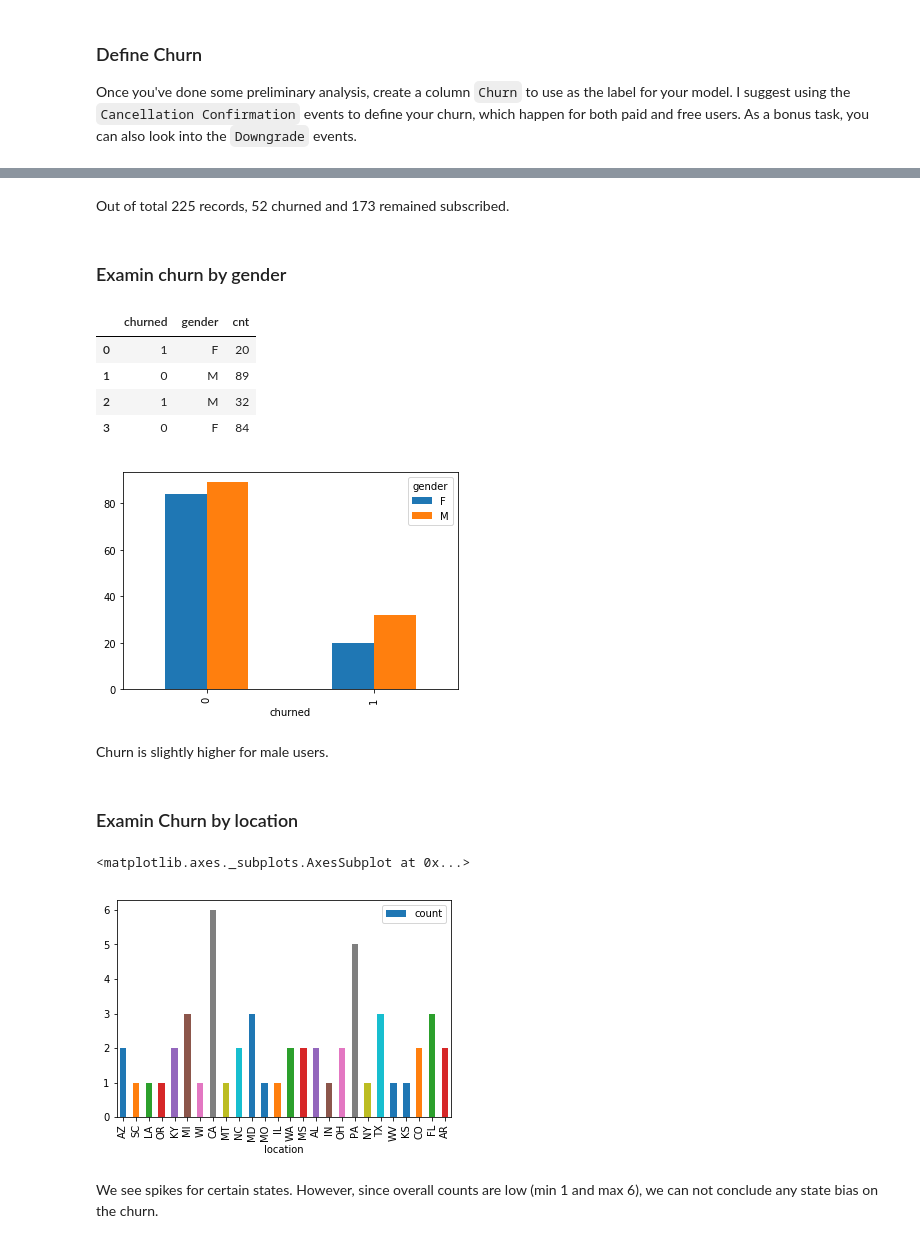
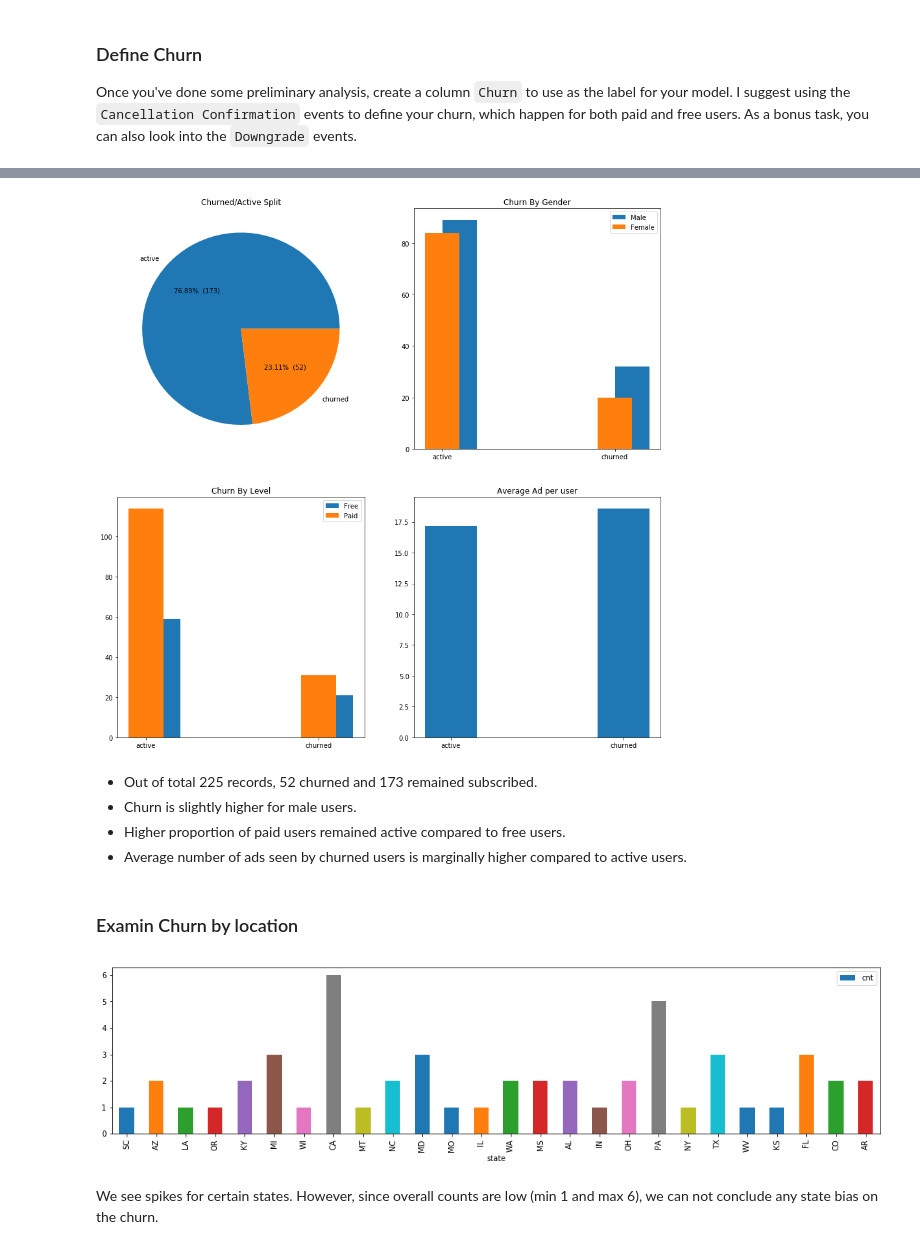
Before and after one commit to kvsrohit/sparkify, a Jupyter notebook: Sparkify.ipynb, the cells around one changed output, grey strips where cells are left out. Saved outputs shown, nothing was run; the diff lists cells and outputs as text; code cells hidden in the pictures.

```diff
--- a/Sparkify.ipynb
+++ b/Sparkify.ipynb
@@ -238,5 +202,6 @@ We define 'Churn' as any user who cancels the services (occurance of 'Cancellati
 We also create a 'phase' column that has value 0 for events before user decides to downgrade services and 1 afterwards.
 # %%
+churn_func = udf(lambda x: 'churned' if x == 1 else 'active')
 # create downgrade label
 flag_downgrade_event = udf(lambda x: 1 if x == "Submit Downgrade" else 0, IntegerType())
 user_log_valid = user_log_valid.withColumn("downgraded", flag_downgrade_event("page"))
@@ -249,5 +214,5 @@ user_log_valid = user_log_valid.withColumn('cancelled', flag_cancelled_event(use
 
 # mark user who've ever downgraded as churn
 windowval = Window.partitionBy('userId')
-user_log_valid = user_log_valid.withColumn('churned', Fmax('cancelled').over(windowval))
+user_log_valid = user_log_valid.withColumn('churned', churn_func(Fmax('cancelled').over(windowval)))
 # %%
@@ -278,21 +228,0 @@ user_log_valid.select(['userId', 'churned']).dropDuplicates().groupby('churned')
-# %% [markdown]
-Out of total 225 records, 52 churned and 173 remained subscribed.
-# %% [markdown]
-### Examin churn by gender
-# %%
-churn_by_gender = user_log_valid.select(['gender', 'userId', 'churned']) \
-                    .dropDuplicates() \
-                    .groupby('churned', 'gender') \
-                    .count().withColumnRenamed('count', 'cnt') \
-                    .toPandas()
-churn_by_gender.pivot(index='churned', columns='gender')['cnt'].plot(kind='bar');
-churn_by_gender
-# %% [output]
-|  | churned | gender | cnt |
-| 0 | 1 | F | 20 |
-| 1 | 0 | M | 89 |
-| 2 | 1 | M | 32 |
-| 3 | 0 | F | 84 |
-[figure, removed]
-# %% [markdown]
-Churn is slightly higher for male users.
@@ -299,2 +269,42 @@ Churn is slightly higher for male users.
+# %%
+#https://stackoverflow.com/questions/6170246/how-do-i-use-matplotlib-autopct
+def make_autopct(values):
+    def my_autopct(pct):
+        total = sum(values)
+        val = int(round(pct*total/100.0))
+        return '{p:.2f}%  ({v:d})'.format(p=pct,v=val)
+    return my_autopct
+
+
+fig, axs = plt.subplots(2,2, figsize=(15,15))
+
+axs[0,0].pie( churned_split.cnt, labels=churned_split.churned, autopct=make_autopct(churned_split.cnt))
+axs[0,0].set_title('Churned/Active Split')
+axs[1, 0].legend(loc='upper right')
+
+#axs[0,0].set_xticks([0,1])
+
+axs[0,1].bar([str(i) for i in churn_by_gender.index], churn_by_gender.M, label="Male", align='edge', width=0.2)
+axs[0,1].bar([str(i) for i in churn_by_gender.index], churn_by_gender.F, label="Female", align='center', width=0.2)
+axs[0,1].set_title('Churn By Gender')
+axs[0,1].legend(loc='upper right')
+
+axs[1, 0].bar([str(i) for i in churn_by_tier.index], churn_by_tier.free, label="Free", align='edge', width=0.2)
+axs[1, 0].bar([str(i) for i in churn_by_tier.index], churn_by_tier.paid, label="Paid", align='center', width=0.2)
+axs[1, 0].set_title('Churn By Level')
+axs[1, 0].legend(loc='upper right')
+
+
+axs[1,1].bar(user_ad_count.churned, user_ad_count.avg_count, width=.3)
+axs[1,1].set_title('Average Ad per user')
+
+plt.show()
+# %% [output]
+[figure, added]
+# %% [markdown]
+- Out of total 225 records, 52 churned and 173 remained subscribed.
+- Churn is slightly higher for male users.
+- Higher proportion of paid users remained active compared to free users.
+- Average number of ads seen by churned users is marginally higher compared to active users.
 # %% [markdown]
 ### Examin Churn by location
@@ -305,8 +311,12 @@ churned_users = churned_users.withColumn('location', get_state(churned_users.loc
-# %%
-churned_users.groupBy(churned_users.location).count().toPandas().plot(kind='bar',x='location', y='count')
-# %% [output]
-<matplotlib.axes._subplots.AxesSubplot at 0x...>
-[figure, removed]
+# %%
+churned_users = user_log_valid.where(user_log_valid.churned=='churned')\
+                    .select('userId','state')\
+                    .dropDuplicates() \
+                    .groupBy('state')\
+                    .agg(Fcount('state').alias('cnt')).toPandas()
+churned_users.plot(kind='bar',x='state', y='cnt', figsize=(18,4));
+# %% [output]
+[figure, added]
 # %% [markdown]
 We see spikes for certain states. However, since overall counts are low (min 1 and max 6), we can not conclude any state bias on the churn.
 # %% [markdown]
```
Also changed, not shown: parts of 46 cells of this notebook, 10 other files.
